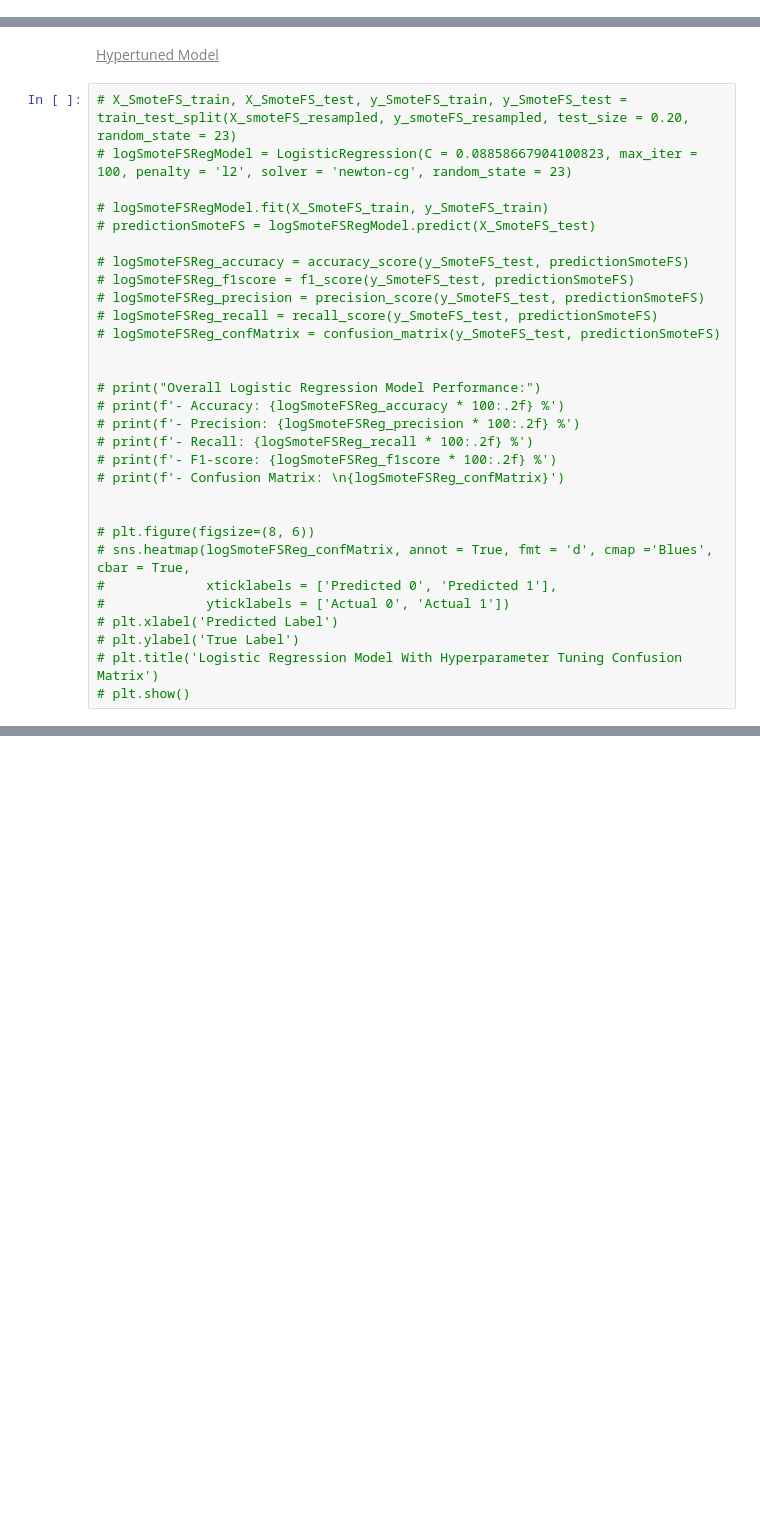
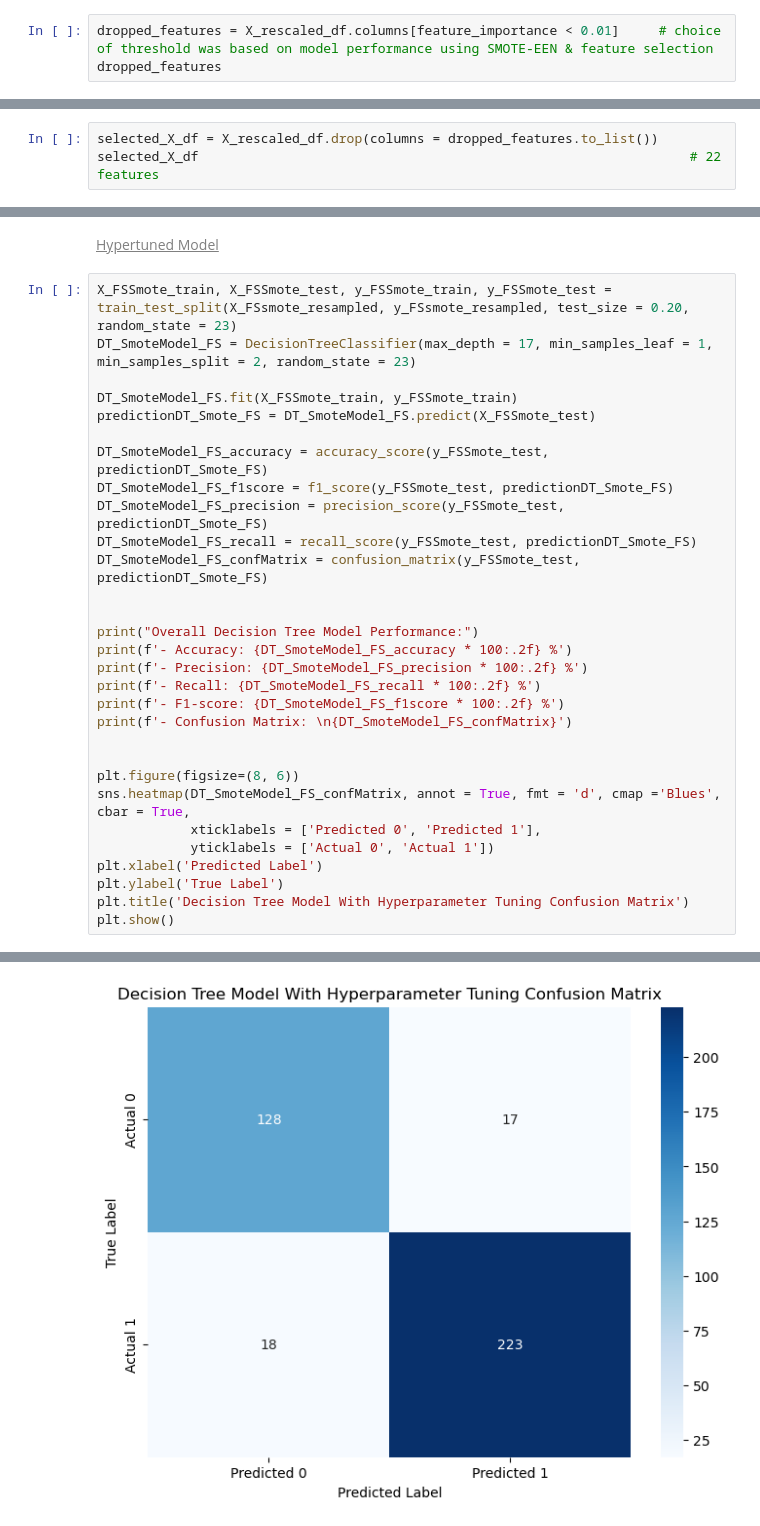
Before and after one commit to lamiselsayed/Employee-Attrition-Analytics-Project, a Jupyter notebook: 2) Decision Trees, XGBoost.ipynb, the cells around one changed output, grey strips where cells are left out. Saved outputs shown, nothing was run; the diff lists cells and outputs as text; blank space fills up the shorter version.

```diff
--- a/2) Decision Trees, XGBoost.ipynb
+++ b/2) Decision Trees, XGBoost.ipynb
@@ -223,0 +204,3 @@ As noticed, the model yields ________
+# %%
+dropped_features = X_rescaled_df.columns[feature_importance < 0.01]     # choice of threshold was based on model performance using SMOTE-EEN & feature selection
+dropped_features
@@ -223,0 +229,3 @@ As noticed, the model yields ________
+# %%
+selected_X_df = X_rescaled_df.drop(columns = dropped_features.to_list())
+selected_X_df                                                               # 22 features
@@ -296,32 +344,33 @@ Name: Attrition, dtype: int64
 # %% [markdown]
 <font color = "gray"><u>Hypertuned Model</u></font>
 # %%
-# X_SmoteFS_train, X_SmoteFS_test, y_SmoteFS_train, y_SmoteFS_test = train_test_split(X_smoteFS_resampled, y_smoteFS_resampled, test_size = 0.20, random_state = 23)
-# logSmoteFSRegModel = LogisticRegression(C = 0.08858667904100823, max_iter = 100, penalty = 'l2', solver = 'newton-cg', random_state = 23)
+X_FSSmote_train, X_FSSmote_test, y_FSSmote_train, y_FSSmote_test = train_test_split(X_FSsmote_resampled, y_FSsmote_resampled, test_size = 0.20, random_state = 23)
+DT_SmoteModel_FS = DecisionTreeClassifier(max_depth = 17, min_samples_leaf = 1, min_samples_split = 2, random_state = 23)
 
-# logSmoteFSRegModel.fit(X_SmoteFS_train, y_SmoteFS_train)
-# predictionSmoteFS = logSmoteFSRegModel.predict(X_SmoteFS_test)
+DT_SmoteModel_FS.fit(X_FSSmote_train, y_FSSmote_train)
+predictionDT_Smote_FS = DT_SmoteModel_FS.predict(X_FSSmote_test)
 
-# logSmoteFSReg_accuracy = accuracy_score(y_SmoteFS_test, predictionSmoteFS)
-# logSmoteFSReg_f1score = f1_score(y_SmoteFS_test, predictionSmoteFS)
-# logSmoteFSReg_precision = precision_score(y_SmoteFS_test, predictionSmoteFS)
-# logSmoteFSReg_recall = recall_score(y_SmoteFS_test, predictionSmoteFS)
-# logSmoteFSReg_confMatrix = confusion_matrix(y_SmoteFS_test, predictionSmoteFS)
+DT_SmoteModel_FS_accuracy = accuracy_score(y_FSSmote_test, predictionDT_Smote_FS)
+DT_SmoteModel_FS_f1score = f1_score(y_FSSmote_test, predictionDT_Smote_FS)
+DT_SmoteModel_FS_precision = precision_score(y_FSSmote_test, predictionDT_Smote_FS)
+DT_SmoteModel_FS_recall = recall_score(y_FSSmote_test, predictionDT_Smote_FS)
+DT_SmoteModel_FS_confMatrix = confusion_matrix(y_FSSmote_test, predictionDT_Smote_FS)
 
 
-# print("Overall Logistic Regression Model Performance:")
-# print(f'- Accuracy: {logSmoteFSReg_accuracy * 100:.2f} %')
-# print(f'- Precision: {logSmoteFSReg_precision * 100:.2f} %')
-# print(f'- Recall: {logSmoteFSReg_recall * 100:.2f} %')
-# print(f'- F1-score: {logSmoteFSReg_f1score * 100:.2f} %')
-# print(f'- Confusion Matrix: \n{logSmoteFSReg_confMatrix}')
+print("Overall Decision Tree Model Performance:")
+print(f'- Accuracy: {DT_SmoteModel_FS_accuracy * 100:.2f} %')
+print(f'- Precision: {DT_SmoteModel_FS_precision * 100:.2f} %')
+print(f'- Recall: {DT_SmoteModel_FS_recall * 100:.2f} %')
+print(f'- F1-score: {DT_SmoteModel_FS_f1score * 100:.2f} %')
+print(f'- Confusion Matrix: \n{DT_SmoteModel_FS_confMatrix}')
 
 
-# plt.figure(figsize=(8, 6))
-# sns.heatmap(logSmoteFSReg_confMatrix, annot = True, fmt = 'd', cmap ='Blues', cbar = True,
-#             xticklabels = ['Predicted 0', 'Predicted 1'],
-#             yticklabels = ['Actual 0', 'Actual 1'])
-# plt.xlabel('Predicted Label')
-# plt.ylabel('True Label')
-# plt.title('Logistic Regression Model With Hyperparameter Tuning Confusion Matrix')
-# plt.show()
+plt.figure(figsize=(8, 6))
+sns.heatmap(DT_SmoteModel_FS_confMatrix, annot = True, fmt = 'd', cmap ='Blues', cbar = True,
+            xticklabels = ['Predicted 0', 'Predicted 1'],
+            yticklabels = ['Actual 0', 'Actual 1'])
+plt.xlabel('Predicted Label')
+plt.ylabel('True Label')
+plt.title('Decision Tree Model With Hyperparameter Tuning Confusion Matrix')
+plt.show()
+# %% [output]
@@ -327,0 +385 @@ Name: Attrition, dtype: int64
+[figure, added]
```
Also changed, not shown: parts of 29 cells of this notebook, 1 other file.
